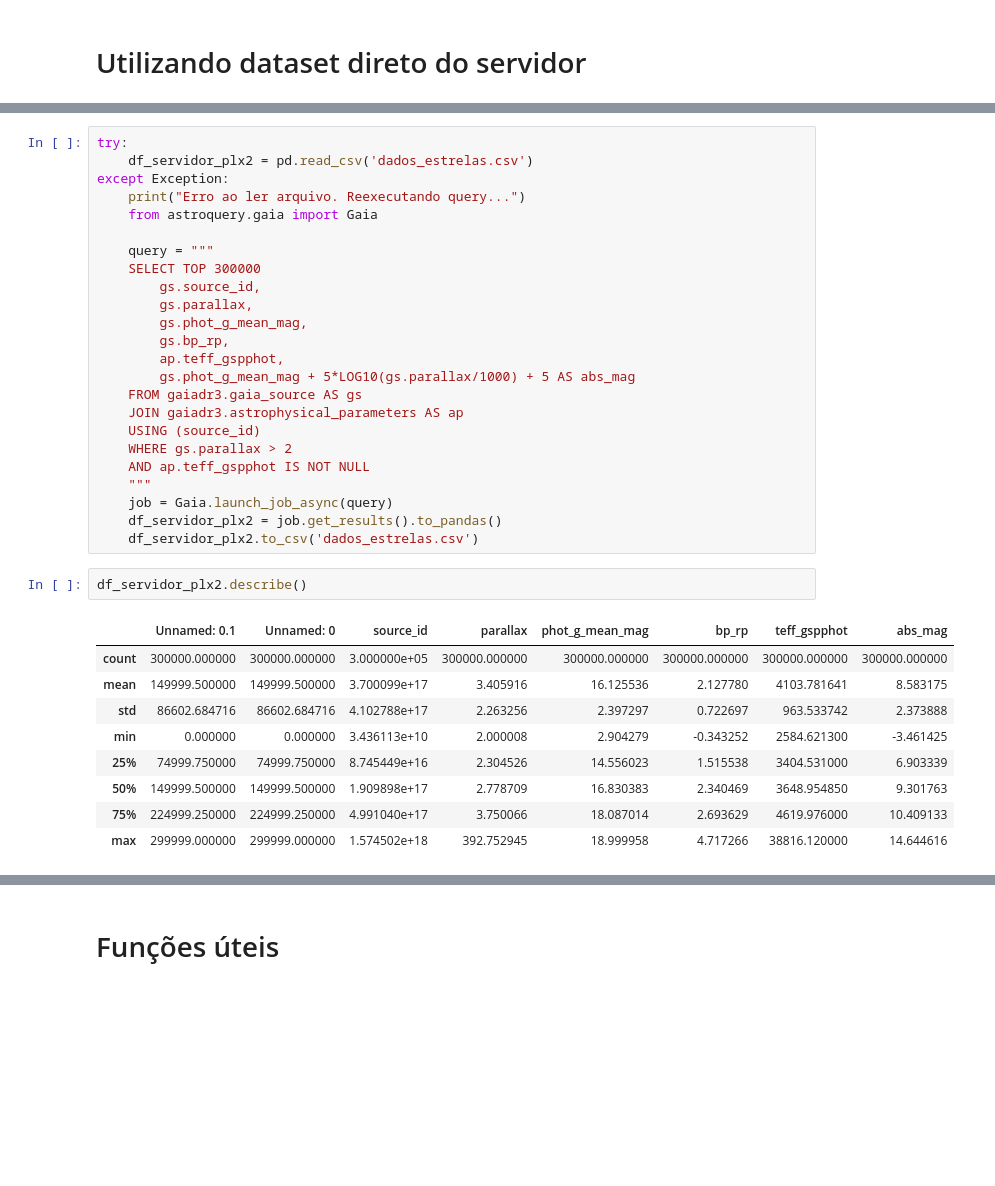
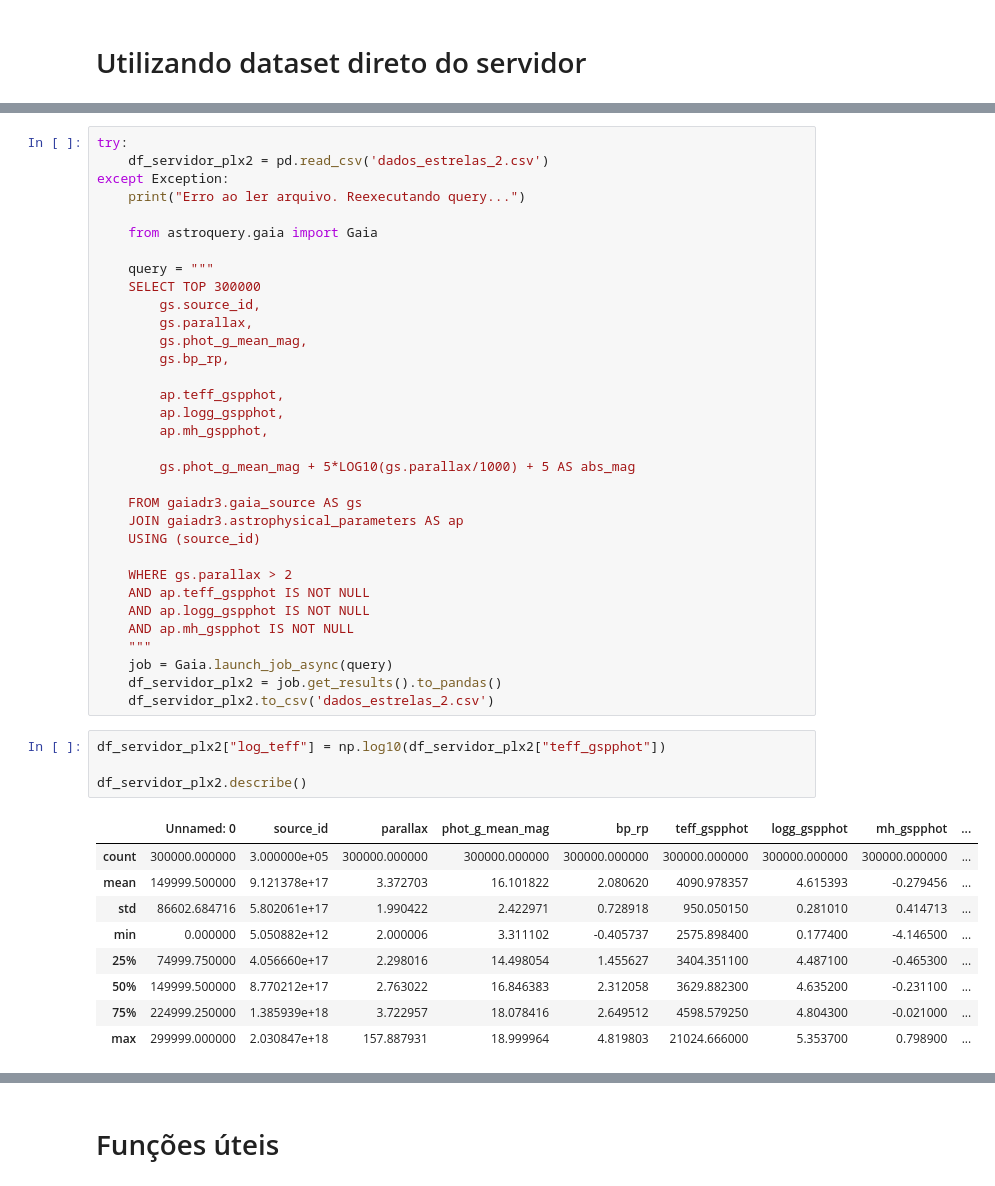
Before and after one commit to marceloavlopes/Diagrama-HR-e-Clustering, a Jupyter notebook: Diagrama_HR_clustering.ipynb, the cells around one changed output, grey strips where cells are left out. Saved outputs shown, nothing was run; the diff lists cells and outputs as text; blank space fills up the shorter version.

```diff
--- a/Diagrama_HR_clustering.ipynb
+++ b/Diagrama_HR_clustering.ipynb
@@ -6,8 +17,9 @@ import matplotlib.pyplot as plt
 # %%
 try:
-    df_servidor_plx2 = pd.read_csv('dados_estrelas.csv')
+    df_servidor_plx2 = pd.read_csv('dados_estrelas_2.csv')
 except Exception:
     print("Erro ao ler arquivo. Reexecutando query...")
+
     from astroquery.gaia import Gaia
 
     query = """
@@ -16,26 +28,36 @@ except Exception:
         gs.parallax,
         gs.phot_g_mean_mag,
         gs.bp_rp,
+
         ap.teff_gspphot,
+        ap.logg_gspphot,
+        ap.mh_gspphot,
+
         gs.phot_g_mean_mag + 5*LOG10(gs.parallax/1000) + 5 AS abs_mag
+
     FROM gaiadr3.gaia_source AS gs
     JOIN gaiadr3.astrophysical_parameters AS ap
     USING (source_id)
+
     WHERE gs.parallax > 2
     AND ap.teff_gspphot IS NOT NULL
+    AND ap.logg_gspphot IS NOT NULL
+    AND ap.mh_gspphot IS NOT NULL
     """
     job = Gaia.launch_job_async(query)
     df_servidor_plx2 = job.get_results().to_pandas()
-    df_servidor_plx2.to_csv('dados_estrelas.csv')
+    df_servidor_plx2.to_csv('dados_estrelas_2.csv')
 # %%
+df_servidor_plx2["log_teff"] = np.log10(df_servidor_plx2["teff_gspphot"])
+
 df_servidor_plx2.describe()
 # %% [output]
-|  | Unnamed: 0.1 | Unnamed: 0 | source_id | parallax | phot_g_mean_mag | bp_rp | teff_gspphot | abs_mag |
-| count | 300000.000000 | 300000.000000 | 3.000000e+05 | 300000.000000 | 300000.000000 | 300000.000000 | 300000.000000 | 300000.000000 |
-| mean | 149999.500000 | 149999.500000 | 3.700099e+17 | 3.405916 | 16.125536 | 2.127780 | 4103.781641 | 8.583175 |
-| std | 86602.684716 | 86602.684716 | 4.102788e+17 | 2.263256 | 2.397297 | 0.722697 | 963.533742 | 2.373888 |
-| min | 0.000000 | 0.000000 | 3.436113e+10 | 2.000008 | 2.904279 | -0.343252 | 2584.621300 | -3.461425 |
-| 25% | 74999.750000 | 74999.750000 | 8.745449e+16 | 2.304526 | 14.556023 | 1.515538 | 3404.531000 | 6.903339 |
-| 50% | 149999.500000 | 149999.500000 | 1.909898e+17 | 2.778709 | 16.830383 | 2.340469 | 3648.954850 | 9.301763 |
-| 75% | 224999.250000 | 224999.250000 | 4.991040e+17 | 3.750066 | 18.087014 | 2.693629 | 4619.976000 | 10.409133 |
-| max | 299999.000000 | 299999.000000 | 1.574502e+18 | 392.752945 | 18.999958 | 4.717266 | 38816.120000 | 14.644616 |
+|  | Unnamed: 0 | source_id | parallax | phot_g_mean_mag | bp_rp | teff_gspphot | logg_gspphot | mh_gspphot | ... |
+| count | 300000.000000 | 3.000000e+05 | 300000.000000 | 300000.000000 | 300000.000000 | 300000.000000 | 300000.000000 | 300000.000000 | ... |
+| mean | 149999.500000 | 9.121378e+17 | 3.372703 | 16.101822 | 2.080620 | 4090.978357 | 4.615393 | -0.279456 | ... |
+| std | 86602.684716 | 5.802061e+17 | 1.990422 | 2.422971 | 0.728918 | 950.050150 | 0.281010 | 0.414713 | ... |
+| min | 0.000000 | 5.050882e+12 | 2.000006 | 3.311102 | -0.405737 | 2575.898400 | 0.177400 | -4.146500 | ... |
+| 25% | 74999.750000 | 4.056660e+17 | 2.298016 | 14.498054 | 1.455627 | 3404.351100 | 4.487100 | -0.465300 | ... |
+| 50% | 149999.500000 | 8.770212e+17 | 2.763022 | 16.846383 | 2.312058 | 3629.882300 | 4.635200 | -0.231100 | ... |
+| 75% | 224999.250000 | 1.385939e+18 | 3.722957 | 18.078416 | 2.649512 | 4598.579250 | 4.804300 | -0.021000 | ... |
+| max | 299999.000000 | 2.030847e+18 | 157.887931 | 18.999964 | 4.819803 | 21024.666000 | 5.353700 | 0.798900 | ... |
```
Also changed, not shown: parts of 15 cells of this notebook, 6 other files.
